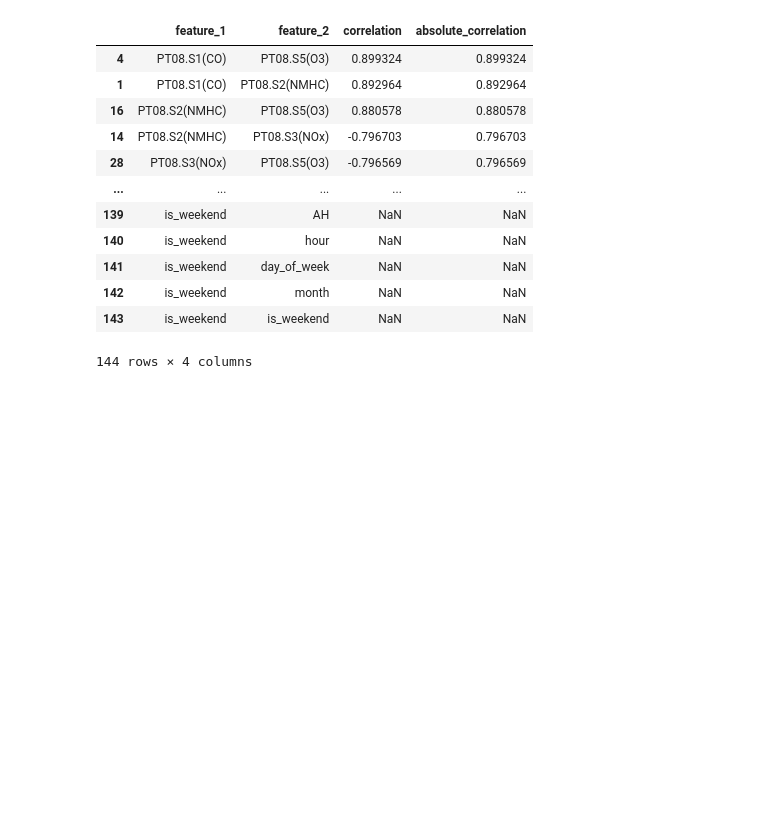
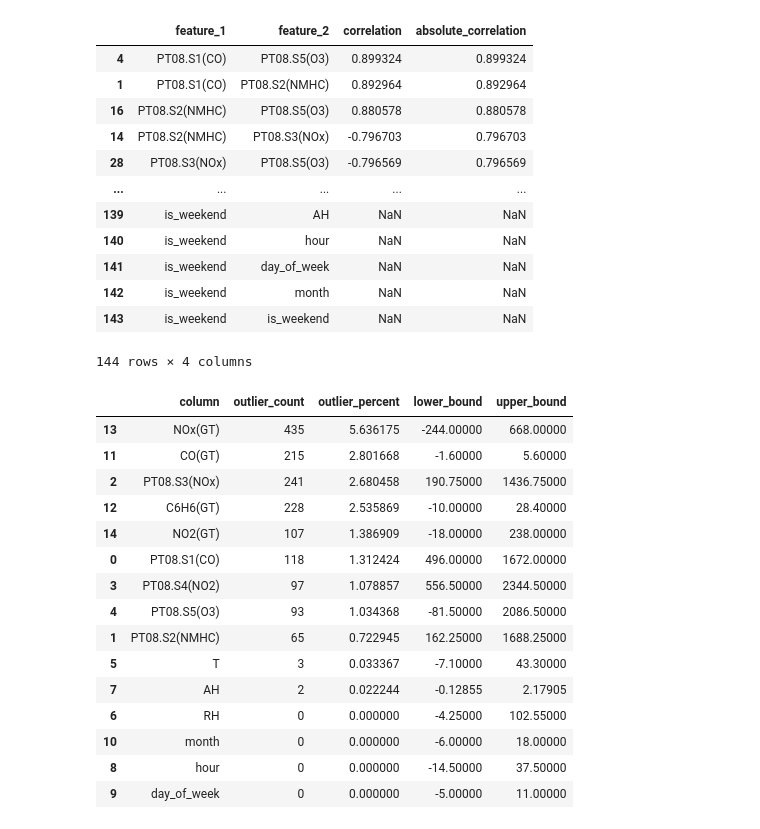
Before and after one commit to AkmalFazli27/air-quality-estimation, a Jupyter notebook: notebooks/eda.ipynb, the cells around one changed output. Cells and saved outputs as stored; diff of their text form; code cells hidden in the pictures; blank space fills up the shorter version.

Commit message:
feat: add outlier detection summary for target and feature columns

```diff
--- a/notebooks/eda.ipynb
+++ b/notebooks/eda.ipynb
@@ -748,3 +748,58 @@ feature_corr_pairs.sort_values(
 | 142 | is_weekend | month | NaN | NaN |
 | 143 | is_weekend | is_weekend | NaN | NaN |
 144 rows × 4 columns
+# %%
+outlier_columns = feature_columns + target_columns
+outlier_summary = []
+
+for column in outlier_columns:
+    values = df[column].dropna()
+
+    if pd.api.types.is_bool_dtype(values):
+        continue
+
+    q1 = values.quantile(0.25)
+    q3 = values.quantile(0.75)
+    iqr = q3 - q1
+
+    lower_bound = q1 - 1.5 * iqr
+    upper_bound = q3 + 1.5 * iqr
+
+    outlier_mask = ((values < lower_bound) | (values > upper_bound))
+    outlier_count = outlier_mask.sum()
+
+    outlier_summary.append({
+        "column": column,
+        "outlier_count": outlier_count,
+        "outlier_percent": (
+            outlier_count / len(values) * 100
+            if len(values) > 0
+            else np.nan
+        ),
+        "lower_bound": lower_bound,
+        "upper_bound": upper_bound,
+    })
+
+outlier_summary = (
+    pd.DataFrame(outlier_summary)
+    .sort_values("outlier_percent", ascending=False)
+)
+
+outlier_summary
+# %% [output]
+|  | column | outlier_count | outlier_percent | lower_bound | upper_bound |
+| 13 | NOx(GT) | 435 | 5.636175 | -244.00000 | 668.00000 |
+| 11 | CO(GT) | 215 | 2.801668 | -1.60000 | 5.60000 |
+| 2 | PT08.S3(NOx) | 241 | 2.680458 | 190.75000 | 1436.75000 |
+| 12 | C6H6(GT) | 228 | 2.535869 | -10.00000 | 28.40000 |
+| 14 | NO2(GT) | 107 | 1.386909 | -18.00000 | 238.00000 |
+| 0 | PT08.S1(CO) | 118 | 1.312424 | 496.00000 | 1672.00000 |
+| 3 | PT08.S4(NO2) | 97 | 1.078857 | 556.50000 | 2344.50000 |
+| 4 | PT08.S5(O3) | 93 | 1.034368 | -81.50000 | 2086.50000 |
+| 1 | PT08.S2(NMHC) | 65 | 0.722945 | 162.25000 | 1688.25000 |
+| 5 | T | 3 | 0.033367 | -7.10000 | 43.30000 |
+| 7 | AH | 2 | 0.022244 | -0.12855 | 2.17905 |
+| 6 | RH | 0 | 0.000000 | -4.25000 | 102.55000 |
+| 10 | month | 0 | 0.000000 | -6.00000 | 18.00000 |
+| 8 | hour | 0 | 0.000000 | -14.50000 | 37.50000 |
+| 9 | day_of_week | 0 | 0.000000 | -5.00000 | 11.00000 |
```
